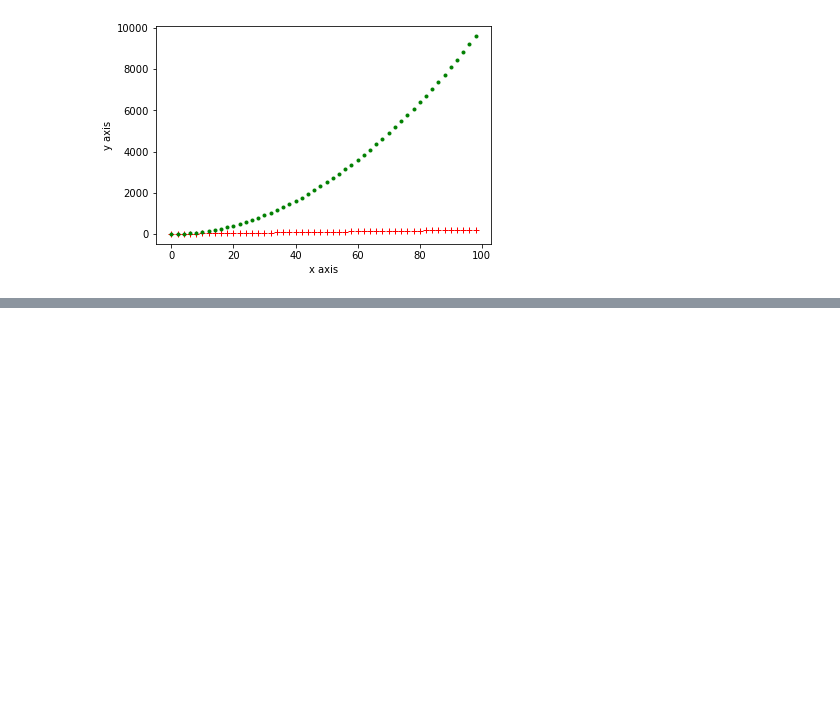
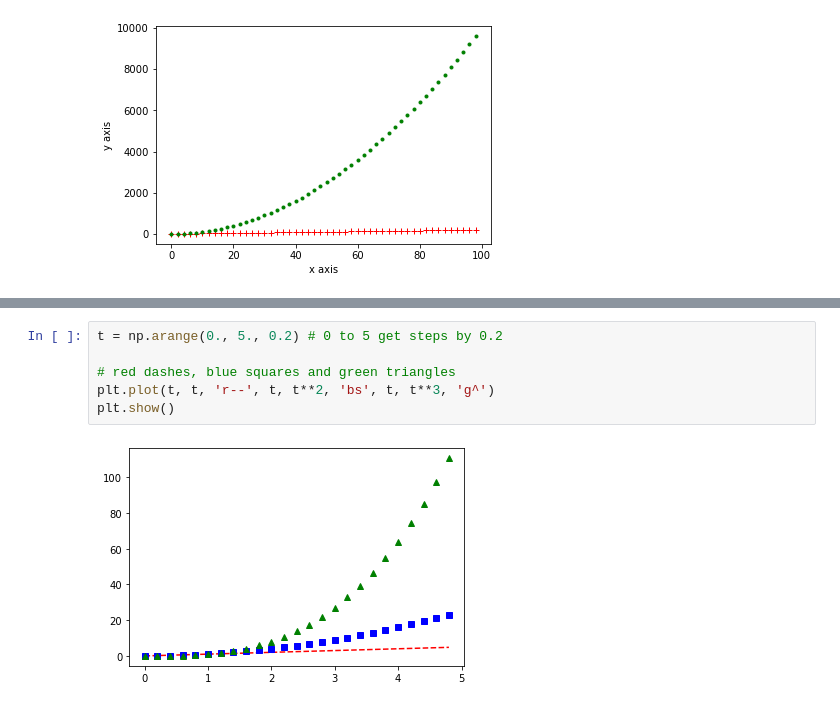
Before and after one commit to Hashininirasha/Python-Modules, a Jupyter notebook: Matplotlib.ipynb, the cells around one changed output, grey strips where cells are left out. Cells and saved outputs as stored; diff of their text form; blank space fills up the shorter version.

```diff
--- a/Matplotlib.ipynb
+++ b/Matplotlib.ipynb
@@ -46,0 +53,8 @@ plt.show()
+# %%
+t = np.arange(0., 5., 0.2) # 0 to 5 get steps by 0.2
+
+# red dashes, blue squares and green triangles
+plt.plot(t, t, 'r--', t, t**2, 'bs', t, t**3, 'g^')
+plt.show()
+# %% [output]
+[figure, added]
```
Also changed, not shown: parts of 6 cells of this notebook, 2 other files.
